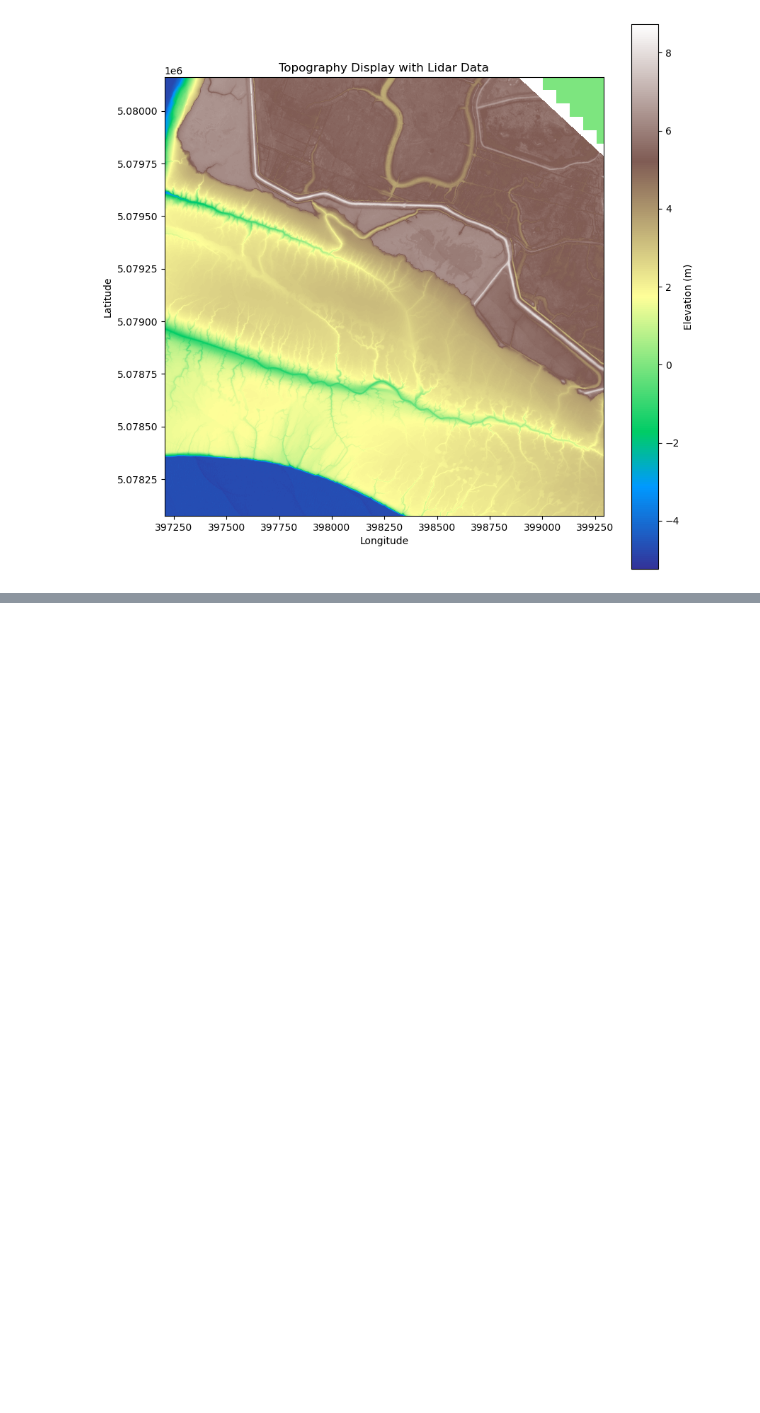
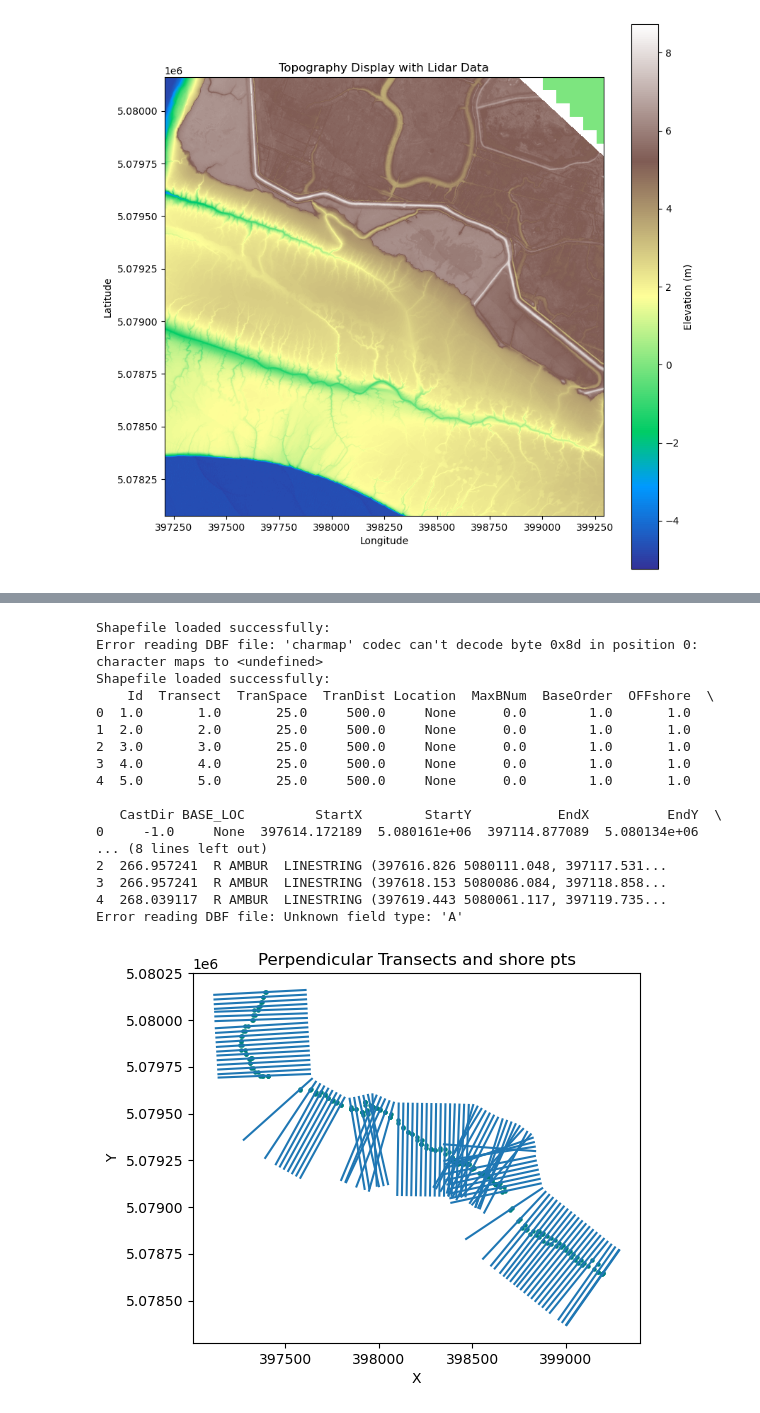
Before and after one commit to CoastalSedimentTransport/ForeshoreTool, a Jupyter notebook: AMBUR_output_analysis.ipynb, the cells around one changed output, grey strips where cells are left out. Saved outputs shown, nothing was run; the diff lists cells and outputs as text; code cells hidden in the pictures; blank space fills up the shorter version.

```diff
--- a/AMBUR_output_analysis.ipynb
+++ b/AMBUR_output_analysis.ipynb
@@ -576,0 +741,79 @@ ValueError: Do not know how to convert array([2]) to dashes
+# %%
+# import files into dataframes and inspect them
+
+# import shore pts files into dataframes and inspect them
+import geopandas as gpd
+import pandas as pd
+from dbfread import DBF
+
+# Paths to the files
+# shore_pts_path_dbf = r"C:\Users\S1495478\Documents\RBR\NRC\Delft3d\AMBUR_capture\2024-09-11 17_57_07.371334 shorepts\shore_pts.dbf"
+# # shore_pts_path_shp = r"C:\Users\S1495478\Documents\RBR\NRC\Delft3d\AMBUR_capture\2024-09-11 17_57_07.371334 shorepts\shore_pts.shp"
+# shore_pts_path_shp = r"C:\Users\S1495478\Documents\RBR\NRC\Delft3d\NB_Lidar\AMBUR_capture\2024-09-11 15_33_33.19299 shorepts\shore_pts.shp"
+shore_pts_path_dbf = r"C:\Users\S1495478\Documents\RBR\NRC\Delft3d\AMBUR_capture\2024-09-18 10_08_08.448052 shorepts\shore_pts.shp"
+shore_pts_path_shp = r"C:\Users\S1495478\Documents\RBR\NRC\Delft3d\AMBUR_capture\2024-09-18 10_08_08.448052 shorepts\shore_pts.dbf"
+# Read the shapefile into a GeoDataFrame
+try:
+    shore_pts_gdf = gpd.read_file(shore_pts_path_shp)
+    print("Shapefile loaded successfully:")
+    # print(shore_pts_gdf.head())
+except Exception as e:
+    print(f"Error reading shapefile: {e}")
+
+# Read the .dbf file into a DataFrame
+try:
+    shore_pts_dbf = pd.DataFrame(iter(DBF(shore_pts_path_dbf)))
+    print("DBF file loaded successfully:")
+    # print(shore_pts_dbf.head())
+except Exception as e:
+    print(f"Error reading DBF file: {e}")
+
+# Read the shapefile into a GeoDataFrame
+try:
+    perp_transects_gdf = gpd.read_file(perp_transects_path_shp)
+    print("Shapefile loaded successfully:")
+    print(perp_transects_gdf.head())
+except Exception as e:
+    print(f"Error reading shapefile: {e}")
+
+# Read the DBF file into a DataFrame
+try:
+    perp_transects_dbf = pd.DataFrame(iter(DBF(perp_transects_path_dbf)))
+    print("DBF file loaded successfully:")
+    print(perp_transects_dbf.head())
+except Exception as e:
+    print(f"Error reading DBF file: {e}")
+
+# Plotting the shapefile data
+try:
+    perp_transects_gdf.plot()
+    plt.title('Perpendicular Transects and shore pts')
+    plt.xlabel('X')
+    plt.ylabel('Y')
+
+    plt.scatter(shore_pts_gdf['POINT_X'], shore_pts_gdf['POINT_Y'], c='teal', s=5)
+    # plt.colorbar()
+    plt.show()
+
+    plt.show()
+except Exception as e:
+    print(f"Error plotting shapefile: {e}")
+# %% [output]
+Shapefile loaded successfully:
+Error reading DBF file: 'charmap' codec can't decode byte 0x8d in position 0: character maps to <undefined>
+Shapefile loaded successfully:
+    Id  Transect  TranSpace  TranDist Location  MaxBNum  BaseOrder  OFFshore  \
+0  1.0       1.0       25.0     500.0     None      0.0        1.0       1.0
+1  2.0       2.0       25.0     500.0     None      0.0        1.0       1.0
+2  3.0       3.0       25.0     500.0     None      0.0        1.0       1.0
+3  4.0       4.0       25.0     500.0     None      0.0        1.0       1.0
+4  5.0       5.0       25.0     500.0     None      0.0        1.0       1.0
+
+   CastDir BASE_LOC         StartX        StartY           EndX          EndY  \
+0     -1.0     None  397614.172189  5.080161e+06  397114.877089  5.080134e+06
+... (8 lines left out)
+2  266.957241  R AMBUR  LINESTRING (397616.826 5080111.048, 397117.531...
+3  266.957241  R AMBUR  LINESTRING (397618.153 5080086.084, 397118.858...
+4  268.039117  R AMBUR  LINESTRING (397619.443 5080061.117, 397119.735...
+Error reading DBF file: Unknown field type: 'A'
+[figure, added]
```
Also changed, not shown: parts of 16 cells of this notebook.
